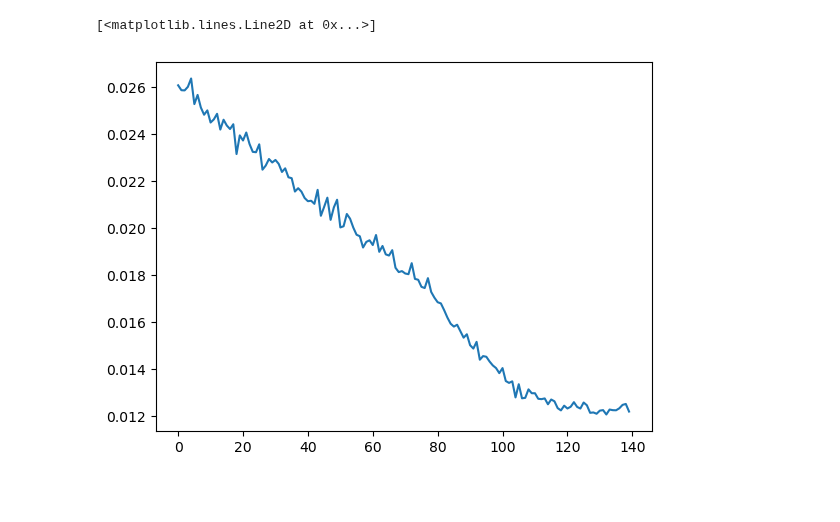
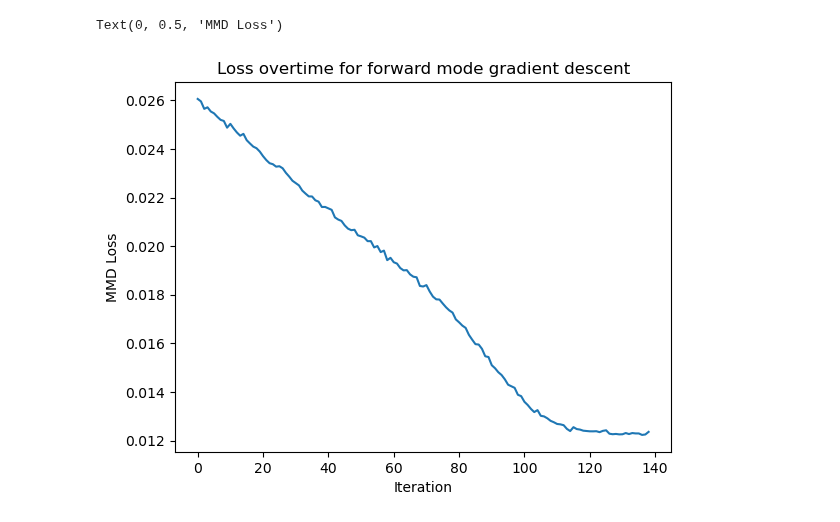
Before and after one commit to paopaoch/Mouse-V1, a Jupyter notebook: utils/backward_loss_plots.ipynb, the cells around one changed output. Saved outputs shown, nothing was run; the diff lists cells and outputs as text; code cells hidden in the pictures; blank space fills up the shorter version.

```diff
--- a/utils/backward_loss_plots.ipynb
+++ b/utils/backward_loss_plots.ipynb
@@ -6,7 +6,7 @@ import numpy as np
 import os
 # %%
 
-file_name = r"/Users/paopao_ch/Documents/projects/v1_modelling/Mouse-V1-Pytorch/log_backwards.log"
+file_name = r"/Users/paopao_ch/Documents/projects/v1_modelling/Mouse-V1-Pytorch/log_forwards.log"
 
 losses = {
     "loss" : [],
@@ -20,9 +20,9 @@ with open(file_name, "r") as f:
 # df = pd.DataFrame(data=losses)
 # %%
 plt.plot(losses["loss"])
-plt.title("Loss overtime for backward mode gradient descent")
+plt.title("Loss overtime for forward mode gradient descent")
 plt.xlabel("Iteration")
 plt.ylabel("MMD Loss")
 # %% [output]
-[<matplotlib.lines.Line2D at 0x...>]
+Text(0, 0.5, 'MMD Loss')
-[figure, old version]
+[figure, new version]
```
Also changed, not shown: parts of 2 cells of this notebook, 5 other files.
